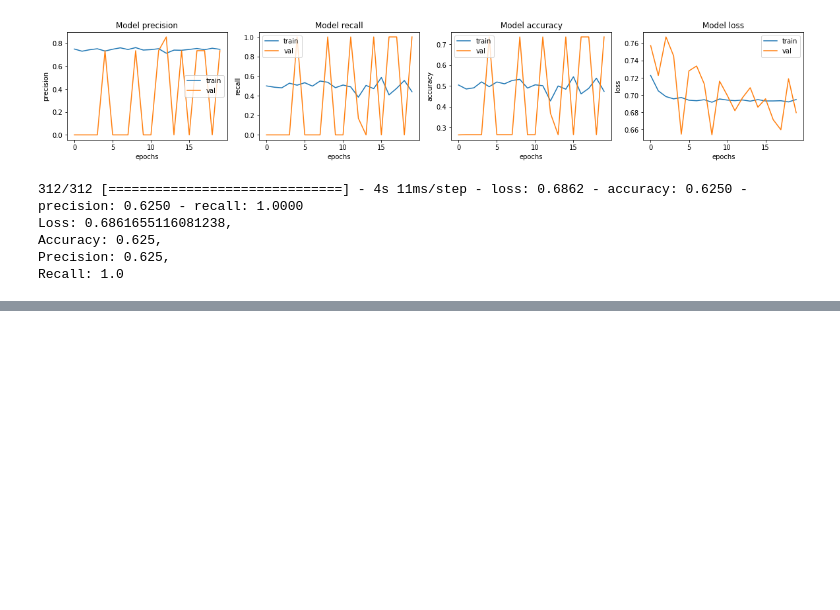
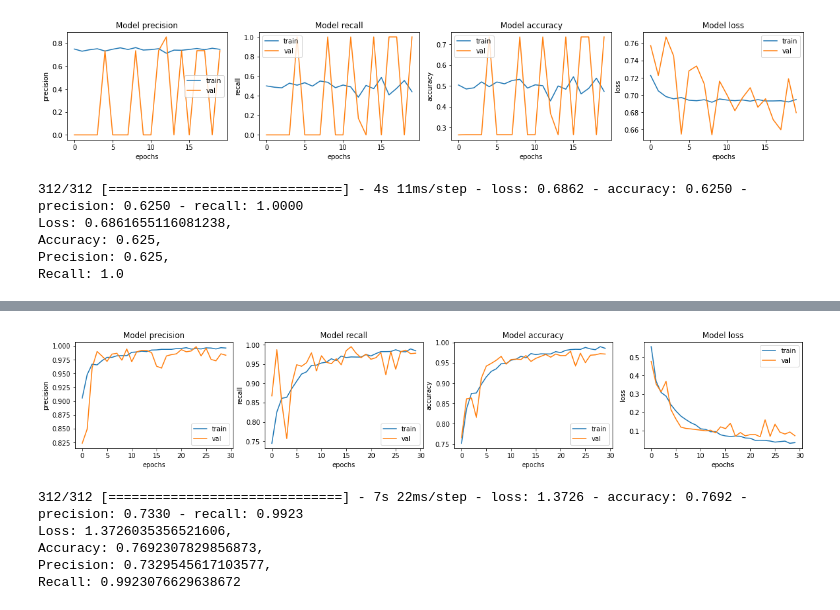
Before and after one commit to imfreeman1/StartGitHubDeskTop, a Jupyter notebook: [E_09]Chest_X-ray/[E_9]Chest_X-ray.ipynb, the cells around one changed output, grey strips where cells are left out. Saved outputs shown, nothing was run; the diff lists cells and outputs as text; code cells hidden in the pictures; blank space fills up the shorter version.

```diff
--- a/[E_09]Chest_X-ray/[E_9]Chest_X-ray.ipynb
+++ b/[E_09]Chest_X-ray/[E_9]Chest_X-ray.ipynb
@@ -984,0 +1045,3 @@ Recall: 1.0
+# %%
+train_ds = train_list_ds.map(process_path, num_parallel_calls=AUTOTUNE)
+val_ds = val_list_ds.map(process_path, num_parallel_calls=AUTOTUNE)
@@ -984,0 +1067,5 @@ Recall: 1.0
+# %%
+weight_for_0 = (1 / COUNT_NORMAL)*(TRAIN_IMG_COUNT)/2.0
+weight_for_1 = (1 / COUNT_PNEUMONIA)*(TRAIN_IMG_COUNT)/2.0
+
+class_weight = {0: weight_for_0, 1: weight_for_1}
@@ -984,0 +1085,13 @@ Recall: 1.0
+# %%
+METRICS = [
+        'accuracy',
+        tf.keras.metrics.Precision(name='precision'),
+        tf.keras.metrics.Recall(name='recall')
+    ]
+
+model.compile(
+        optimizer='adam',
+        loss='binary_crossentropy',
+        metrics=METRICS
+    )
+model.summary()
@@ -984,0 +1116,10 @@ Recall: 1.0
+# %%
+with tf.device('/GPU:0'):
+    history = model.fit(
+        train_ds,
+        steps_per_epoch=TRAIN_IMG_COUNT // BATCH_SIZE,
+        epochs=EPOCHS,
+        validation_data=val_ds,
+        validation_steps=VAL_IMG_COUNT // BATCH_SIZE,
+        class_weight=class_weight,
+    )
@@ -984,0 +1144,22 @@ Recall: 1.0
+# %%
+fig, ax = plt.subplots(1, 4, figsize=(20, 3))
+ax = ax.ravel()
+
+for i, met in enumerate(['precision', 'recall', 'accuracy', 'loss']):
+    ax[i].plot(history.history[met])
+    ax[i].plot(history.history['val_' + met])
+    ax[i].set_title('Model {}'.format(met))
+    ax[i].set_xlabel('epochs')
+    ax[i].set_ylabel(met)
+    ax[i].legend(['train', 'val'])
+# %% [output]
+[figure, added]
+# %%
+loss, accuracy, precision, recall = model.evaluate(test_ds)
+print(f'Loss: {loss},\nAccuracy: {accuracy},\nPrecision: {precision},\nRecall: {recall}')
+# %% [output]
+312/312 [==============================] - 7s 22ms/step - loss: 1.3726 - accuracy: 0.7692 - precision: 0.7330 - recall: 0.9923
+Loss: 1.3726035356521606,
+Accuracy: 0.7692307829856873,
+Precision: 0.7329545617103577,
+Recall: 0.9923076629638672
```
Also changed, not shown: parts of 12 cells of this notebook.
